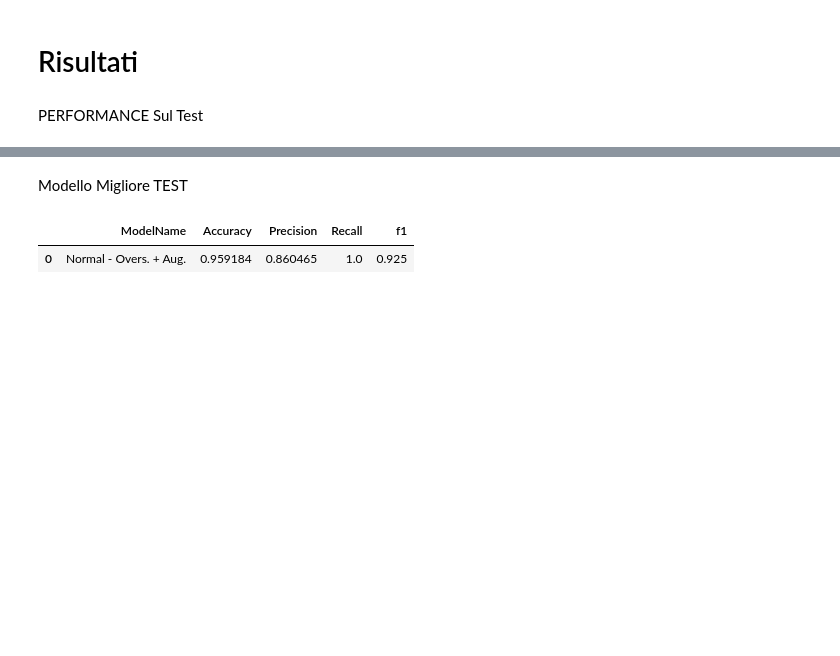
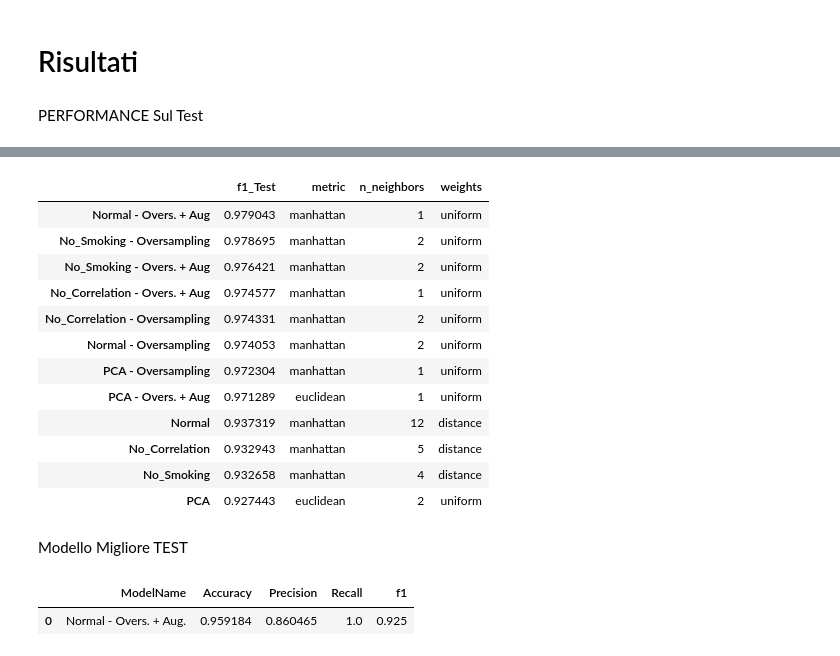
Before and after one commit to MaddalenaGhiotti/BusinessIntelligenceProject, a Jupyter notebook: Martina/KNN28giuCoerenteReport copy.ipynb, the cells around one changed output, grey strips where cells are left out. Saved outputs shown, nothing was run; the diff lists cells and outputs as text; code cells hidden in the pictures; blank space fills up the shorter version.

Commit message:
sistemati DataFrame OUTPUT

```diff
--- a/Martina/KNN24giuCoerenteReport.ipynb
+++ b/Martina/KNN28giuCoerenteReport copy.ipynb
@@ -140,21 +151,18 @@ parameters_NoSmok = pd.DataFrame([best_params_NoSmok], index=["PARAMETERS BEST K
 # %%
 #Normal
 X_train_norm2, X_test_norm2, y_train_norm2, y_test_norm2 = preprocessing_diabetes_v3(train_data, test_data, augment=True, oversample=True, delete_smoking=False)
-knn_best_norm2, best_params_norm2, performance_train_df_norm2 = knn_grid_search(X_train_norm2, y_train_norm2, max_neighbors=30, num_partizioni=10)
-parameters_norm2 = pd.DataFrame([best_params_norm2], index=["PARAMETERS BEST KNN"])
+knn_best_norm2, performance_train_df_norm2 = knn_grid_search(X_train_norm2, y_train_norm2, max_neighbors=15, num_partizioni=10 , modelName='Normal - Overs. + Aug')
 
 # PCA
 X_train_PCA2, X_test_PCA2, y_train_PCA2, y_test_PCA2 = preprocessing_diabetes_v3(train_data, test_data, option='PCA',augment=True, oversample=True, delete_smoking=False)
-knn_best_PCA2, best_params_PCA2, performance_train_df_PCA2 = knn_grid_search(X_train_PCA2, y_train_PCA2, max_neighbors=30, num_partizioni=10)
-parameters_PCA2 = pd.DataFrame([best_params_PCA2], index=["PARAMETERS BEST KNN"])
+knn_best_PCA2, performance_train_df_PCA2 = knn_grid_search(X_train_PCA2, y_train_PCA2, max_neighbors=15, num_partizioni=10, modelName='PCA - Overs. + Aug')
 
 #No Correlation
 X_train_noCorr2, X_test_noCorr2, y_train_noCorr2, y_test_noCorr2 = preprocessing_diabetes_v3(train_data, test_data, option='Delete',augment=True, oversample=True, delete_smoking=False)
-knn_best_noCorr2, best_params_noCorr2, performance_train_df_noCorr2 = knn_grid_search(X_train_noCorr2, y_train_noCorr2, max_neighbors=30, num_partizioni=10)
-parameters_noCorr2 = pd.DataFrame([best_params_noCorr2], index=["PARAMETERS BEST KNN"])
-
+knn_best_noCorr2, performance_train_df_noCorr2 = knn_grid_search(X_train_noCorr2, y_train_noCorr2, max_neighbors=15, num_partizioni=10, modelName='No_Correlation - Overs. + Aug')
 
 #No Smoking
 X_train_NoSmok2, X_test_NoSmok2, y_train_NoSmok2, y_test_NoSmok2 = preprocessing_diabetes_v3(train_data, test_data, augment=True, oversample=True, delete_smoking=True)
-knn_best_NoSmok2, best_params_NoSmok2, performance_train_df_NoSmok2 = knn_grid_search(X_train_NoSmok2, y_train_NoSmok2, max_neighbors=30, num_partizioni=10)
-parameters_NoSmok2 = pd.DataFrame([best_params_NoSmok2], index=["PARAMETERS BEST KNN"])
+knn_best_NoSmok2, performance_train_df_NoSmok2 = knn_grid_search(X_train_NoSmok2, y_train_NoSmok2, max_neighbors=15, num_partizioni=10 , modelName='No_Smoking - Overs. + Aug')
+
+Performance_all = pd.concat([Performance_all, performance_train_df_norm2, performance_train_df_PCA2, performance_train_df_noCorr2, performance_train_df_NoSmok2], axis=0)
@@ -163,23 +180,21 @@ parameters_NoSmok2 = pd.DataFrame([best_params_NoSmok2], index=["PARAMETERS BEST
 # %%
 #Normal
 X_train_norm3, X_test_norm3, y_train_norm3, y_test_norm3 = preprocessing_diabetes_v3(train_data, test_data, augment=False, oversample=True, delete_smoking=False)
-knn_best_norm3, best_params_norm3, performance_train_df_norm3 = knn_grid_search(X_train_norm3, y_train_norm3, max_neighbors=30, num_partizioni=10)
-parameters_norm3 = pd.DataFrame([best_params_norm3], index=["PARAMETERS BEST KNN"])
+knn_best_norm3, performance_train_df_norm3 = knn_grid_search(X_train_norm3, y_train_norm3, max_neighbors=15, num_partizioni=10 , modelName='Normal - Oversampling')
 
 
 # PCA
 X_train_PCA3, X_test_PCA3, y_train_PCA3, y_test_PCA3 = preprocessing_diabetes_v3(train_data, test_data, option='PCA',augment=False, oversample=True, delete_smoking=False)
-knn_best_PCA3, best_params_PCA3, performance_train_df_PCA3 = knn_grid_search(X_train_PCA3, y_train_PCA3, max_neighbors=30, num_partizioni=10)
-parameters_PCA3 = pd.DataFrame([best_params_PCA3], index=["PARAMETERS BEST KNN"])
+knn_best_PCA3, performance_train_df_PCA3 = knn_grid_search(X_train_PCA3, y_train_PCA3, max_neighbors=15, num_partizioni=10 , modelName='PCA - Oversampling')
 
 
 #No Correlation
 X_train_noCorr3, X_test_noCorr3, y_train_noCorr3, y_test_noCorr3 = preprocessing_diabetes_v3(train_data, test_data, option='Delete',augment=False, oversample=True, delete_smoking=False)
-knn_best_noCorr3, best_params_noCorr3, performance_train_df_noCorr3 = knn_grid_search(X_train_noCorr3, y_train_noCorr3, max_neighbors=30, num_partizioni=10)
-parameters_noCorr3 = pd.DataFrame([best_params_noCorr3], index=["PARAMETERS BEST KNN"])
+knn_best_noCorr3, performance_train_df_noCorr3 = knn_grid_search(X_train_noCorr3, y_train_noCorr3, max_neighbors=15, num_partizioni=10 , modelName='No_Correlation - Oversampling')
 
 
 #No Smoking
 X_train_NoSmok3, X_test_NoSmok3, y_train_NoSmok3, y_test_NoSmok3= preprocessing_diabetes_v3(train_data, test_data, augment=False, oversample=True, delete_smoking=True)
-knn_best_NoSmok3, best_params_NoSmok3, performance_train_df_NoSmok3 = knn_grid_search(X_train_NoSmok3, y_train_NoSmok3, max_neighbors=30, num_partizioni=10)
-parameters_NoSmok3 = pd.DataFrame([best_params_NoSmok3], index=["PARAMETERS BEST KNN"])
+knn_best_NoSmok3, performance_train_df_NoSmok3 = knn_grid_search(X_train_NoSmok3, y_train_NoSmok3, max_neighbors=15, num_partizioni=10, modelName='No_Smoking - Oversampling')
+
+Performance_all = pd.concat([Performance_all, performance_train_df_norm3, performance_train_df_PCA3, performance_train_df_noCorr3, performance_train_df_NoSmok3], axis=0)
@@ -345,3 +214,21 @@ PERFORMANCE TEST
+# %%
+Performance_all = Performance_all.sort_values(by='f1_Test', ascending=False)
+Performance_all = Performance_all.drop(columns=['Accuracy_Test', 'Precision_Test', 'Recall_Test'])
+display(Performance_all)
+# %% [output]
+|  | f1_Test | metric | n_neighbors | weights |
+| Normal - Overs. + Aug | 0.979043 | manhattan | 1 | uniform |
+| No_Smoking - Oversampling | 0.978695 | manhattan | 2 | uniform |
+| No_Smoking - Overs. + Aug | 0.976421 | manhattan | 2 | uniform |
+| No_Correlation - Overs. + Aug | 0.974577 | manhattan | 1 | uniform |
+| No_Correlation - Oversampling | 0.974331 | manhattan | 2 | uniform |
+| Normal - Oversampling | 0.974053 | manhattan | 2 | uniform |
+| PCA - Oversampling | 0.972304 | manhattan | 1 | uniform |
+| PCA - Overs. + Aug | 0.971289 | euclidean | 1 | uniform |
+| Normal | 0.937319 | manhattan | 12 | distance |
+| No_Correlation | 0.932943 | manhattan | 5 | distance |
+| No_Smoking | 0.932658 | manhattan | 4 | distance |
+| PCA | 0.927443 | euclidean | 2 | uniform |
 # %% [markdown]
 Modello Migliore TEST
 # %%
```
Also changed, not shown: parts of 5 cells of this notebook.
